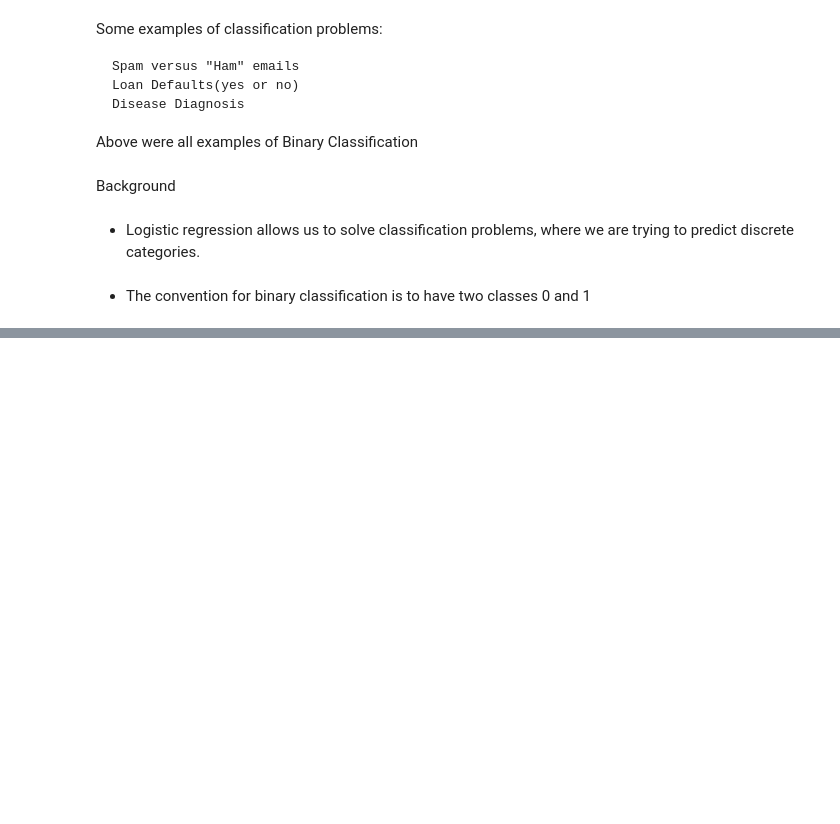
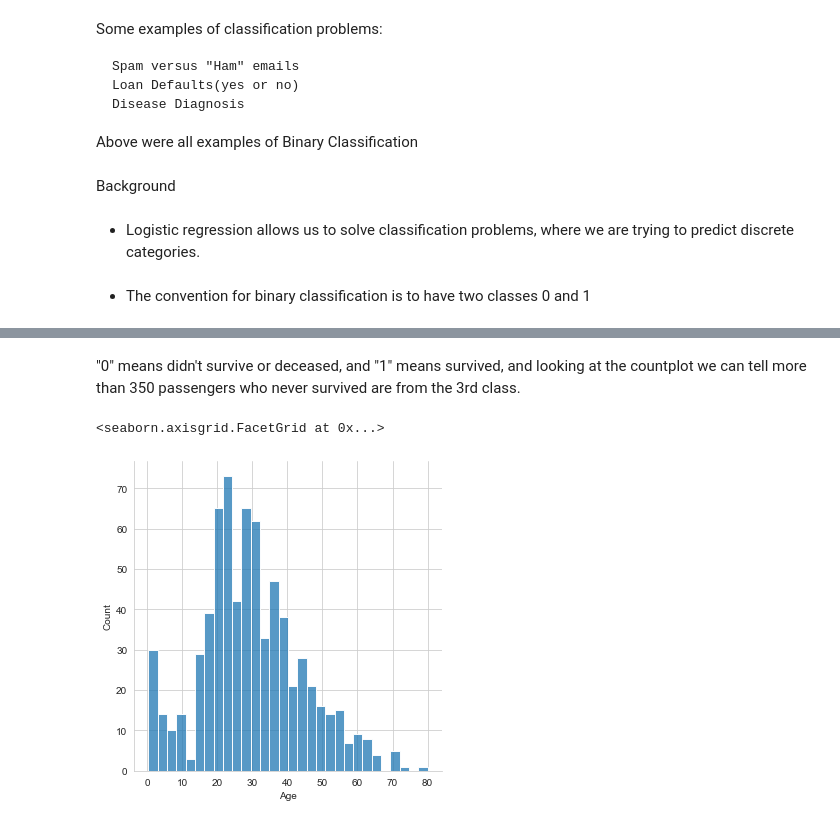
Before and after one commit to alisonjing/Udemy-Data-Science-and-ML-with-Python-course, a Jupyter notebook: 13-Logistic-Regression/Logistic Regression self_practice_notes_4.30.2022.ipynb, the cells around one changed output, grey strips where cells are left out. Drawn from its saved outputs; the diff is of its cells as text; code cells hidden in the pictures; blank space fills up the shorter version.

```diff
--- a/13-Logistic-Regression/Logistic Regression self_practice_notes_4.30.2022.ipynb
+++ b/13-Logistic-Regression/Logistic Regression self_practice_notes_4.30.2022.ipynb
@@ -40,0 +67,7 @@ train.head()
+# %% [markdown]
+"0" means didn't survive or deceased, and "1" means survived, and looking at the countplot we can tell more than 350 passengers who never survived are from the 3rd class.
+# %%
+sns.displot(train['Age'].dropna(),kde=False, bins=30)
+# %% [output]
+<seaborn.axisgrid.FacetGrid at 0x...>
+[figure, added]
```
Also changed, not shown: parts of 9 cells of this notebook, 1 other file.
